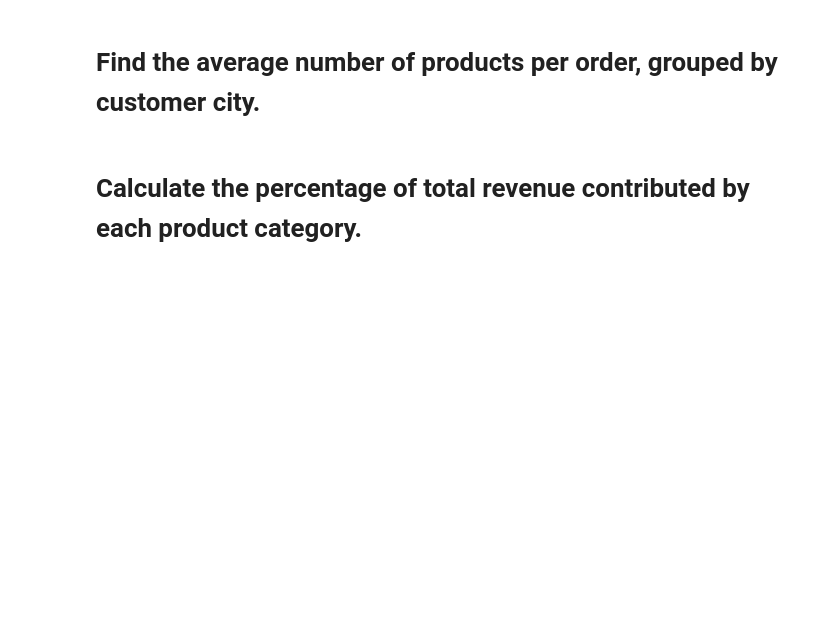
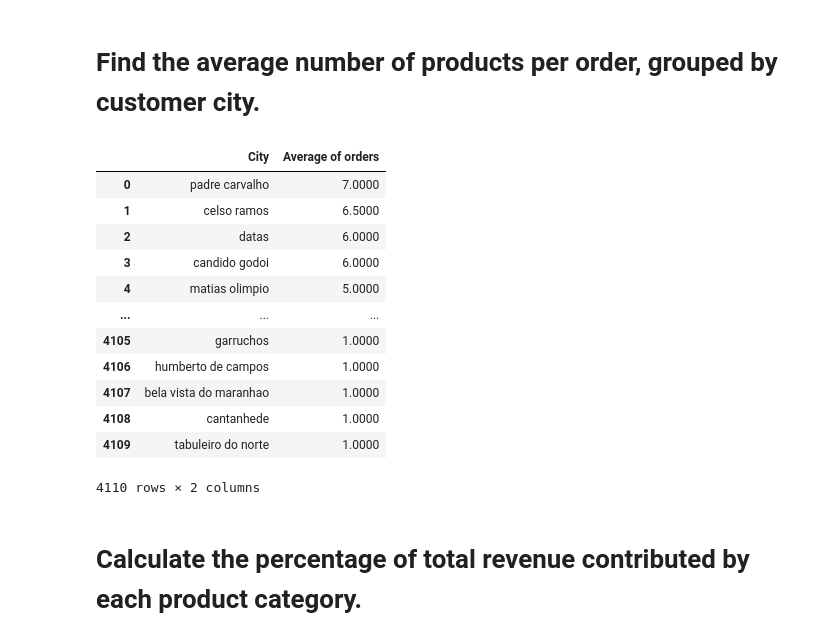
Before and after one commit to pankajkumarphe21/analysis, a Jupyter notebook: python_sql.ipynb, the cells around one changed output. Cells and saved outputs as stored; diff of their text form; code cells hidden in the pictures; blank space fills up the shorter version.

```diff
--- a/python_sql.ipynb
+++ b/python_sql.ipynb
@@ -75,5 +112,33 @@ plt.show()
 [figure]
 # %% [markdown]
 # Find the average number of products per order, grouped by customer city.
+# %%
+query=""" with temp as (SELECT count(ecommerce.order_items.order_id) as particular_order,
+ecommerce.customers.customer_city,ecommerce.order_items.order_id FROM ecommerce.order_items
+join ecommerce.orders
+on ecommerce.order_items.order_id=ecommerce.orders.order_id
+join ecommerce.customers on ecommerce.customers.customer_id=ecommerce.orders.customer_id
+where ecommerce.order_items.order_id=ecommerce.orders.order_id
+group by ecommerce.customers.customer_city,ecommerce.order_items.order_id)
+select temp.customer_city,avg(particular_order) as avg_of_products from temp group by temp.customer_city order by avg_of_products desc
+; """
+cur.execute(query)
+data=cur.fetchall()
+df=pd.DataFrame(data,columns=['City','Average of orders'])
+df
+# %% [output]
+|  | City | Average of orders |
+| 0 | padre carvalho | 7.0000 |
+| 1 | celso ramos | 6.5000 |
+| 2 | datas | 6.0000 |
+| 3 | candido godoi | 6.0000 |
+| 4 | matias olimpio | 5.0000 |
+| ... | ... | ... |
+| 4105 | garruchos | 1.0000 |
+| 4106 | humberto de campos | 1.0000 |
+| 4107 | bela vista do maranhao | 1.0000 |
+| 4108 | cantanhede | 1.0000 |
+| 4109 | tabuleiro do norte | 1.0000 |
+4110 rows × 2 columns
 # %% [markdown]
 # Calculate the percentage of total revenue contributed by each product category.
```
Also changed, not shown: parts of 9 cells of this notebook.
